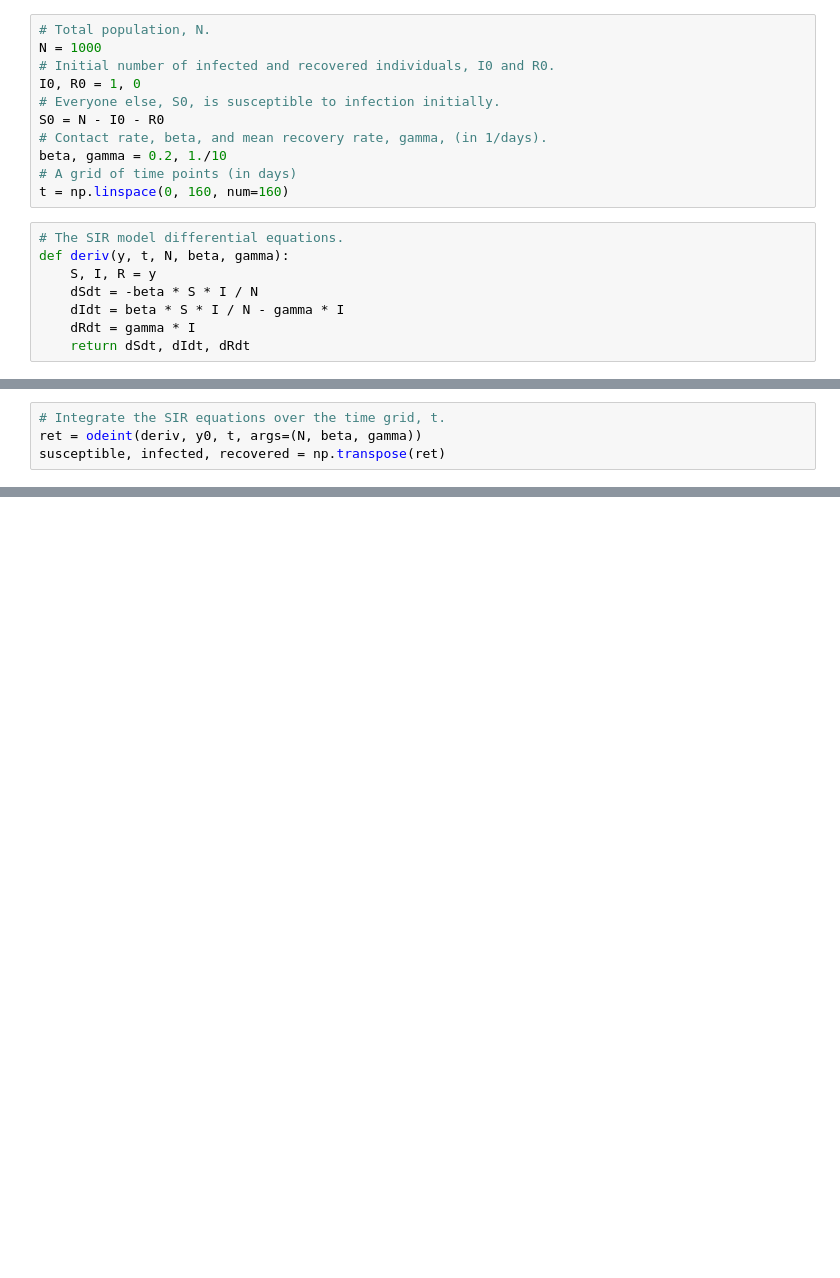
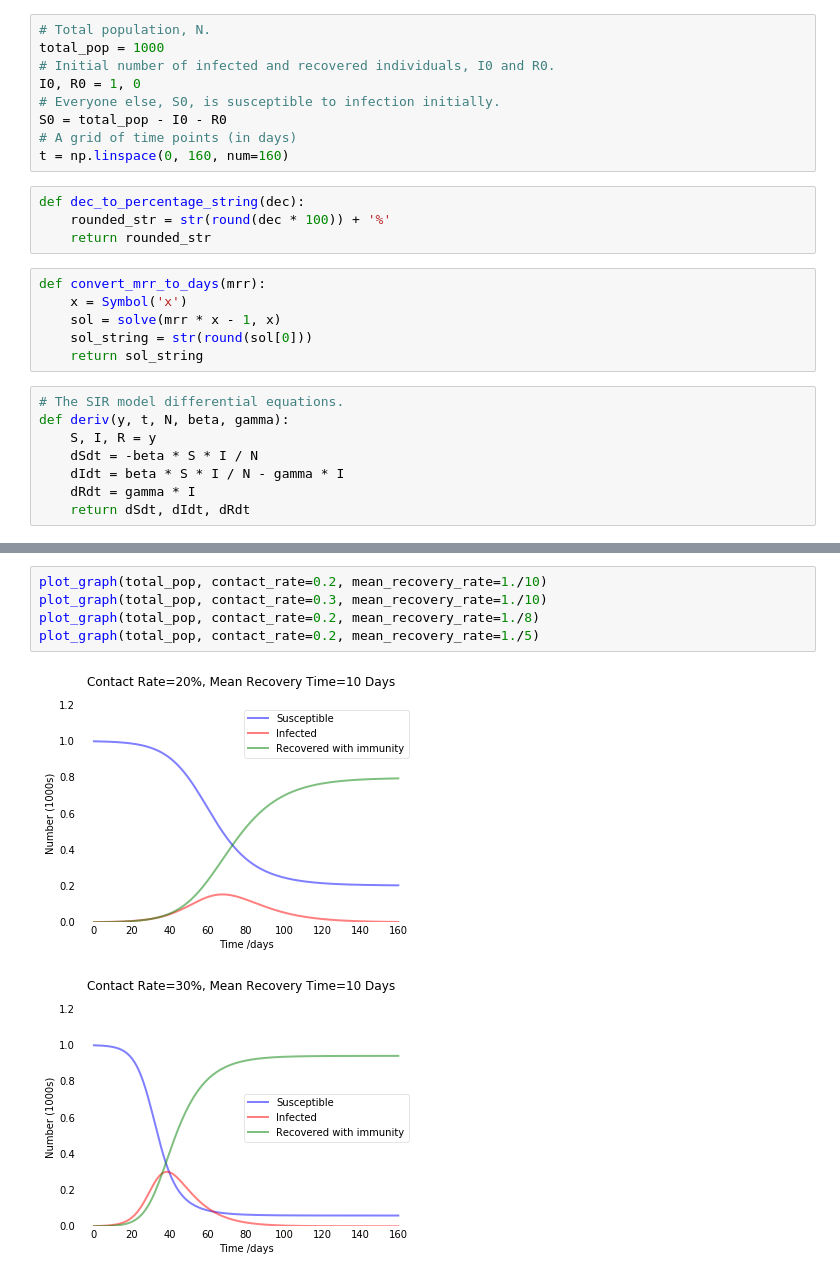
Before and after one commit to saber-tech/sir_model_simulator, a Jupyter notebook: sir_model.ipynb, the cells around one changed output, grey strips where cells are left out. Drawn from its saved outputs; the diff is of its cells as text; blank space fills up the shorter version.

Commit message:
Refactored plot into its own functionr

```diff
--- a/sir_model.ipynb
+++ b/sir_model.ipynb
@@ -5,14 +7,22 @@ import matplotlib.pyplot as plt
 # %%
 # Total population, N.
-N = 1000
+total_pop = 1000
 # Initial number of infected and recovered individuals, I0 and R0.
 I0, R0 = 1, 0
 # Everyone else, S0, is susceptible to infection initially.
-S0 = N - I0 - R0
-# Contact rate, beta, and mean recovery rate, gamma, (in 1/days).
-beta, gamma = 0.2, 1./10
+S0 = total_pop - I0 - R0
 # A grid of time points (in days)
 t = np.linspace(0, 160, num=160)
+# %%
+def dec_to_percentage_string(dec):
+    rounded_str = str(round(dec * 100)) + '%'
+    return rounded_str
+# %%
+def convert_mrr_to_days(mrr):
+    x = Symbol('x')
+    sol = solve(mrr * x - 1, x)
+    sol_string = str(round(sol[0]))
+    return sol_string
 # %%
 # The SIR model differential equations.
 def deriv(y, t, N, beta, gamma):
@@ -29,5 +34 @@ y0 = S0, I0, R0
-# %%
-# Integrate the SIR equations over the time grid, t.
-ret = odeint(deriv, y0, t, args=(N, beta, gamma))
-susceptible, infected, recovered = np.transpose(ret)
 # %%
@@ -53,0 +61,8 @@ plt.show()
+# %%
+plot_graph(total_pop, contact_rate=0.2, mean_recovery_rate=1./10)
+plot_graph(total_pop, contact_rate=0.3, mean_recovery_rate=1./10)
+plot_graph(total_pop, contact_rate=0.2, mean_recovery_rate=1./8)
+plot_graph(total_pop, contact_rate=0.2, mean_recovery_rate=1./5)
+# %% [output]
+[figure, added]
+[figure, added]
```
Also changed, not shown: parts of 5 cells of this notebook.
